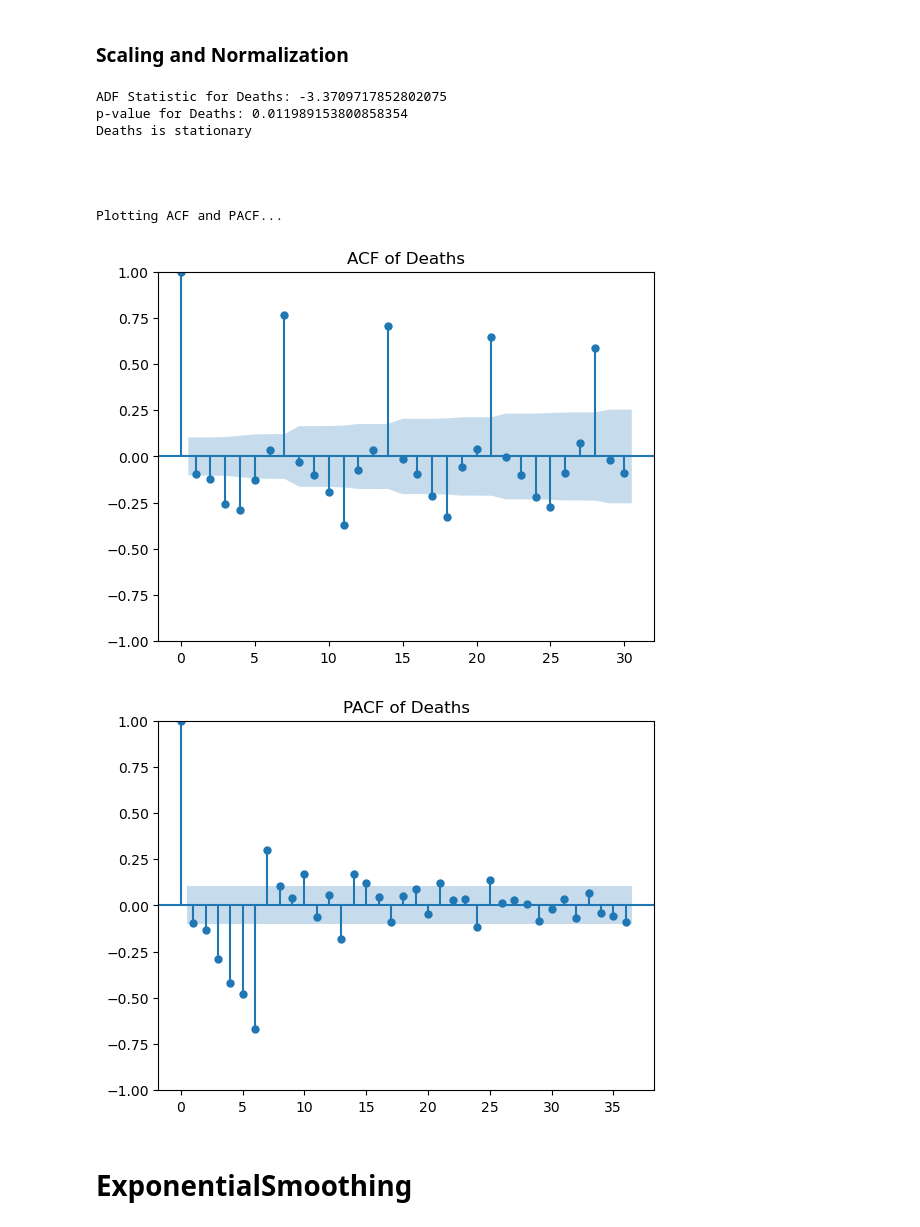
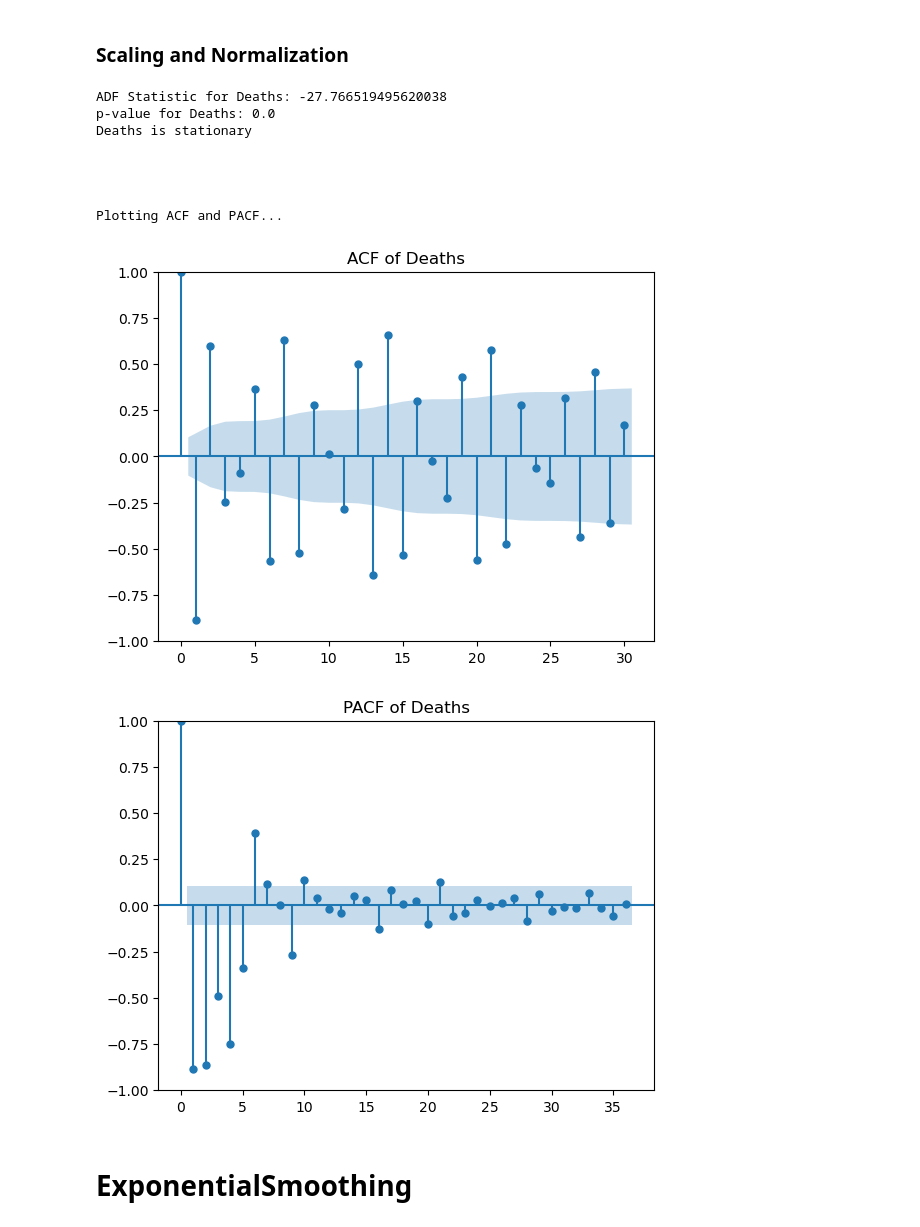
Before and after one commit to dbclkclk/covid19n, a Jupyter notebook: COVID19.ipynb, the cells around one changed output. Drawn from its saved outputs; the diff is of its cells as text; code cells hidden in the pictures.

```diff
--- a/COVID19.ipynb
+++ b/COVID19.ipynb
@@ -159,20 +159,20 @@ df['Deaths'] = rScaler.fit_transform(df[['Deaths']])
 #transformer = PowerTransformer(method='yeo-johnson')
 #df['Deaths'] = transformer.fit_transform(df[['Deaths']])
 # %%
-df = df.diff().dropna()
+df = df.diff().diff().diff().diff().dropna()
 check_stationary(df[['Deaths']])
 check_correlation(df[['Deaths']])
 # %% [output]
-ADF Statistic for Deaths: -3.3709717852802075
-p-value for Deaths: 0.011989153800858354
+ADF Statistic for Deaths: -27.766519495620038
+p-value for Deaths: 0.0
 Deaths is stationary
 
 
 
 
 Plotting ACF and PACF...
-[figure, old version]
+[figure, new version]
-[figure, old version]
+[figure, new version]
 # %%
 df = df.reset_index()
 split_date = df['Date'].max() - pd.Timedelta(weeks=8)
```
